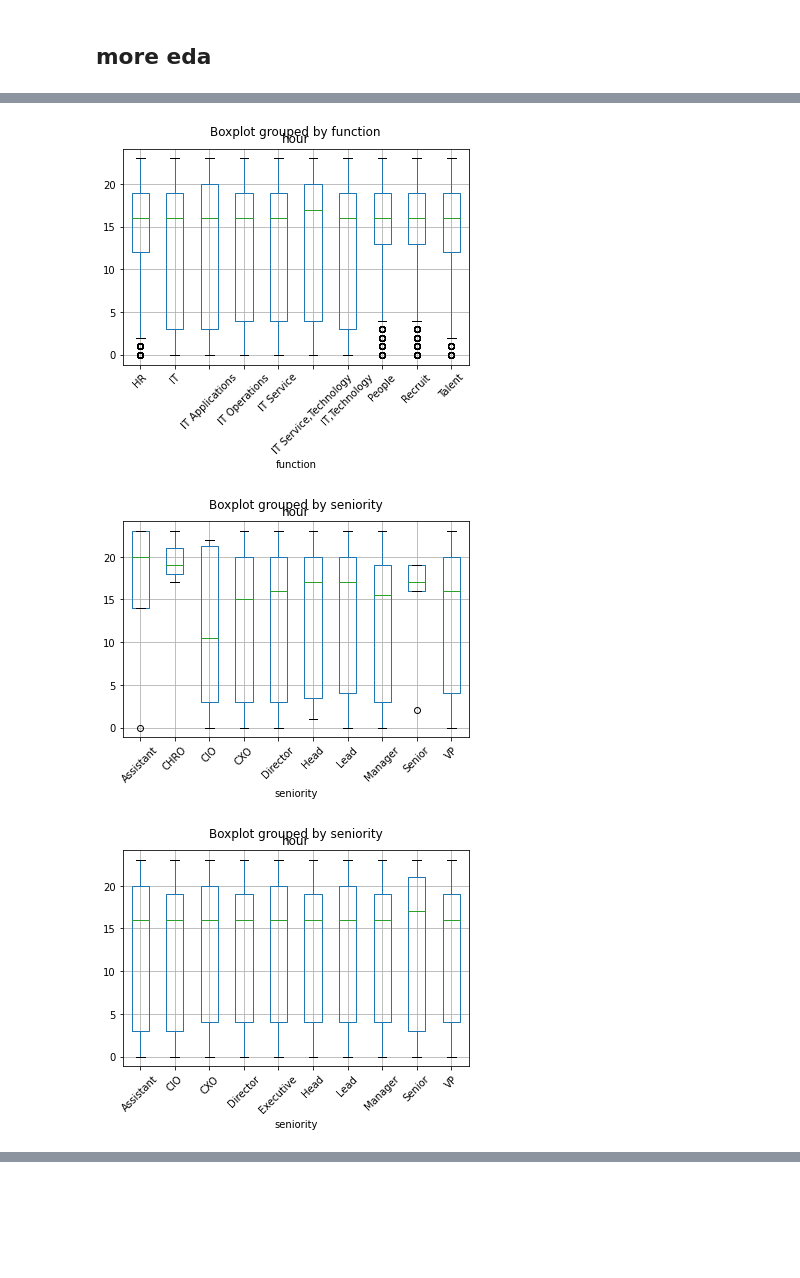
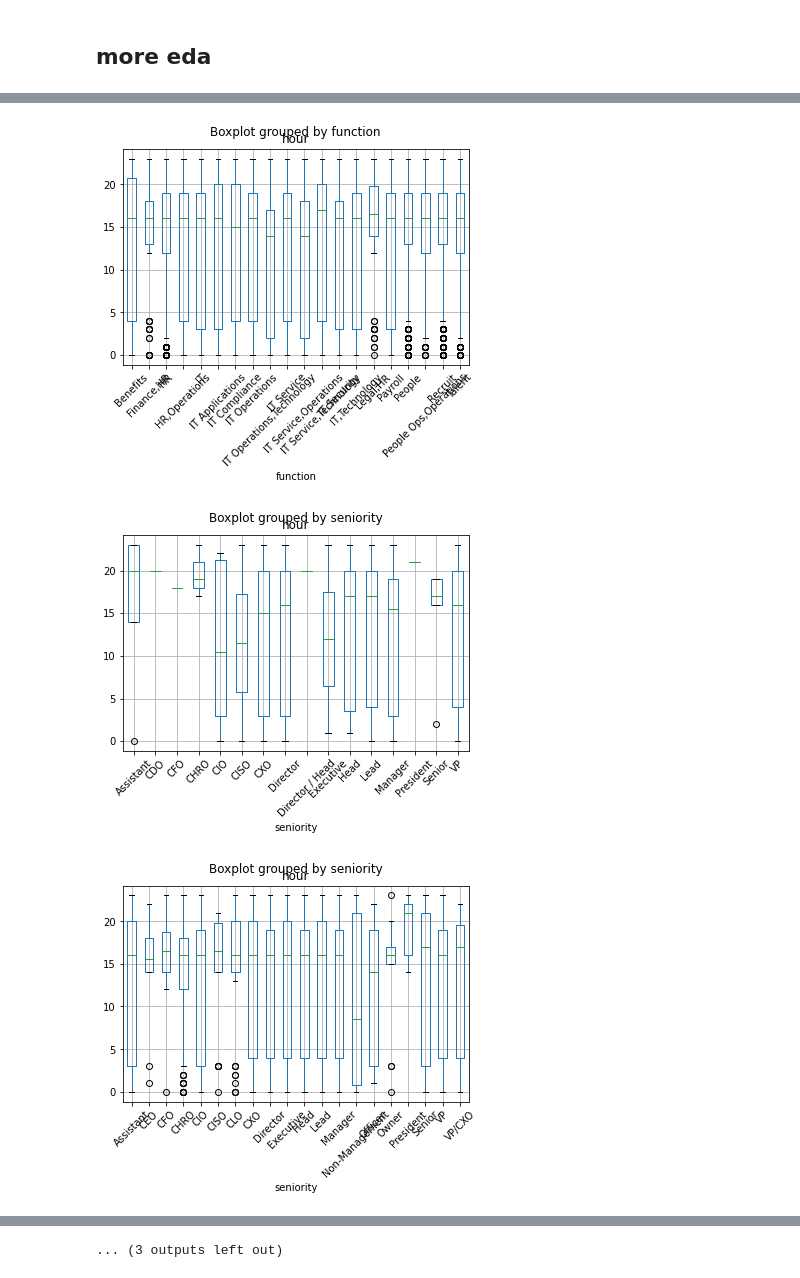
Before and after one commit to eliranabdoo/mail-timing-prediction, a Jupyter notebook: eda.ipynb, the cells around one changed output, grey strips where cells are left out. Saved outputs shown, nothing was run; the diff lists cells and outputs as text; code cells hidden in the pictures; blank space fills up the shorter version.

```diff
--- a/eda.ipynb
+++ b/eda.ipynb
@@ -469,10 +469,18 @@ def get_boxplot_of_most_frequent(df, top_k: int, freq_col, by, column):
     df = df[df[freq_col].isin(df[freq_col].value_counts()[:top_k].keys())]
     df.boxplot(by=by, column=column, rot=45)
 
+def get_std_of_most_frequent(df, top_k: int, freq_col, by, column):
+    df = df[df[freq_col].isin(df[freq_col].value_counts()[:top_k].keys())]
+    return df.groupby(by=by)[column].mean().std()
+
 df['hour'] = df.timestamp.apply(lambda t: t.hour)
 df['day'] = df.timestamp.apply(lambda t: t.weekday())
 # %%
-for col in ['function', 'seniority', 'size', 'state', 'country']:
-    for curr_df in [df[df.success], df[~df.success]]:
-        get_boxplot_of_most_frequent(curr_df, 10, col, col, 'hour')
+k = 20
+val_col = 'hour'
+for col in ['function', 'seniority', 'size', 'state', 'country', 'position', 'linkedin_industry']:
+    for df_type, curr_df in {"success": df[df.success], "failed":df[~df.success]}.items():
+        get_boxplot_of_most_frequent(curr_df, k, col, col, val_col)
+        std = get_std_of_most_frequent(curr_df, k, col, col, val_col)
+        print(f"Top {k} in {col} with {df_type} has {val_col} std of: {std}")
 # %% [output]
@@ -480,5 +502,5 @@ for col in ['function', 'seniority', 'size', 'state', 'country']:
-[figure, old version]
+[figure, new version]
-[figure, old version]
+[figure, new version]
-[figure, old version]
+[figure, new version]
 [figure]
 [figure]
@@ -488,0 +512 @@ for col in ['function', 'seniority', 'size', 'state', 'country']:
+... (3 outputs left out)
```
Also changed, not shown: parts of 1 cell of this notebook, 5 other files.
